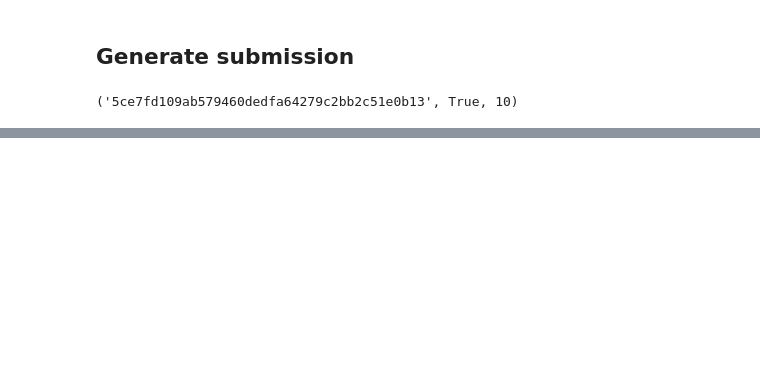
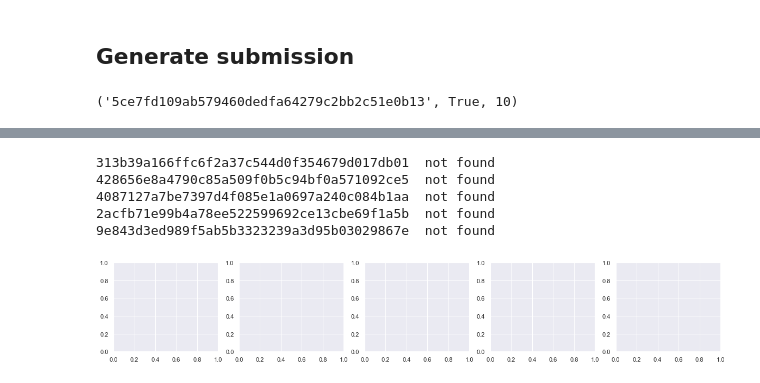
Before and after one commit to depot-hep/idao-2021, a Jupyter notebook: data_studies/pipeline_Oleg.ipynb, the cells around one changed output, grey strips where cells are left out. Saved outputs shown, nothing was run; the diff lists cells and outputs as text; code cells hidden in the pictures; blank space fills up the shorter version.

Commit message:
upd pipeline notebook

```diff
--- a/data_studies/pipeline_Oleg.ipynb
+++ b/data_studies/pipeline_Oleg.ipynb
@@ -416,0 +459,4 @@ submission.to_csv('pipeline_Oleg.csv', index=False, header=True)
+# %%
+rand_seed = 42
+crop_size = (200, 200)
+max_num_images = 5
@@ -416,0 +467,9 @@ submission.to_csv('pipeline_Oleg.csv', index=False, header=True)
+# %%
+plotted_ims = plot_images('../../idao_dataset/', im_filename='pipeline_Oleg.csv', crop_images=True, crop_size=crop_size, max_num_images=max_num_images, rand_seed=rand_seed)
+# %% [output]
+313b39a166ffc6f2a37c544d0f354679d017db01  not found
+428656e8a4790c85a509f0b5c94bf0a571092ce5  not found
+4087127a7be7397d4f085e1a0697a240c084b1aa  not found
+2acfb71e99b4a78ee522599692ce13cbe69f1a5b  not found
+9e843d3ed989f5ab5b3323239a3d95b03029867e  not found
+[figure, added]
```
Also changed, not shown: parts of 24 cells of this notebook.
